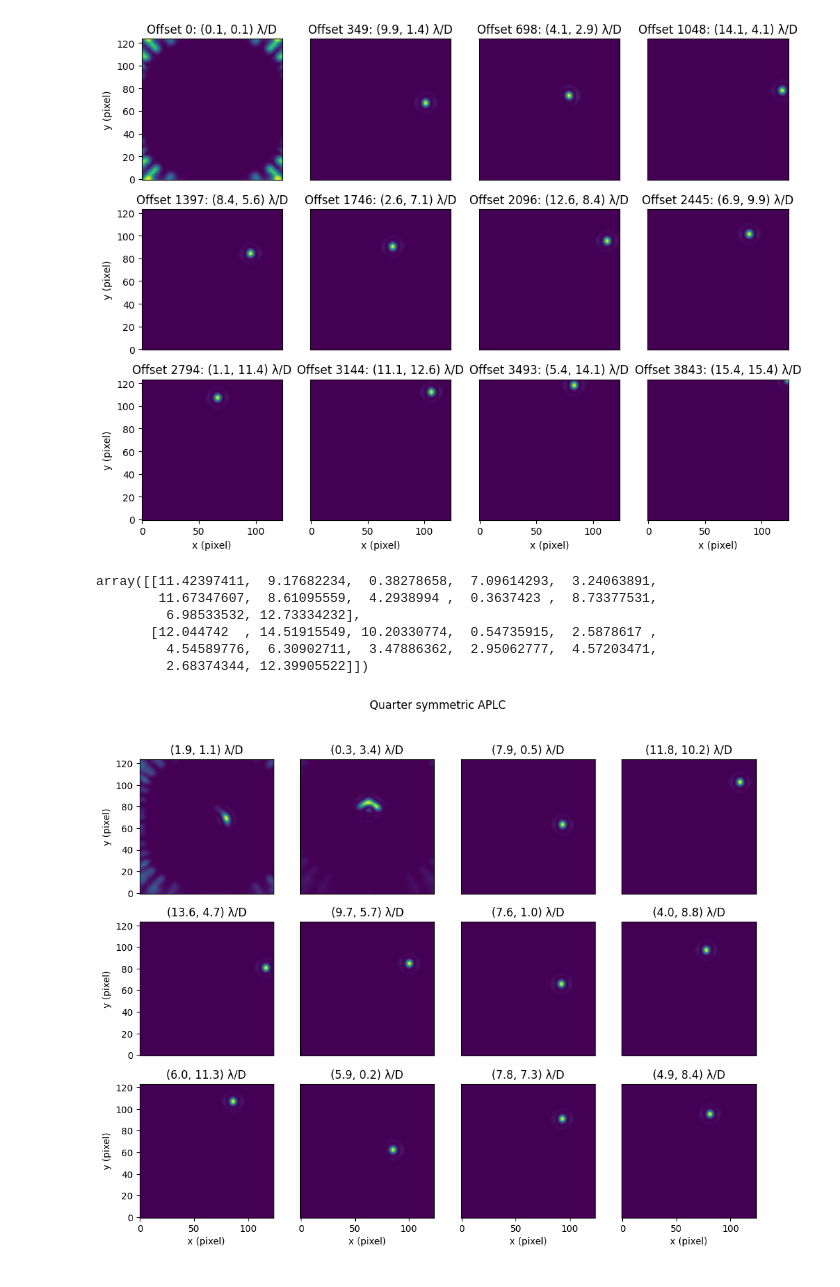
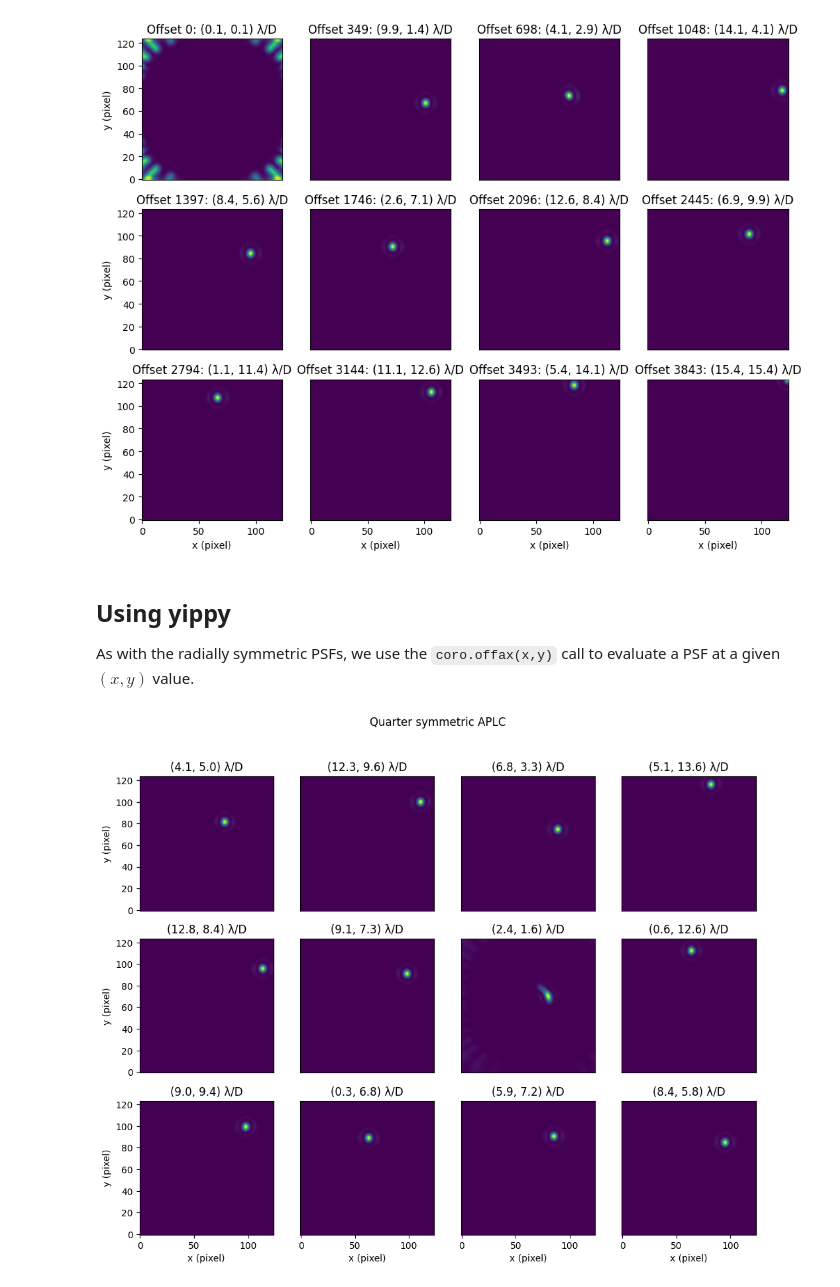
Before and after one commit to CoreySpohn/yippy, a Jupyter notebook: docs/examples/QuarterSymmetric.ipynb, the cells around one changed output. Cells and saved outputs as stored; diff of their text form; code cells hidden in the pictures.

```diff
--- a/docs/examples/QuarterSymmetric.ipynb
+++ b/docs/examples/QuarterSymmetric.ipynb
@@ -53,8 +61,11 @@ for ax, offset in zip(axes.flatten(), offsets):
     # Get the x, y values of the offset from the offset list
     offset_x, offset_y = offax_psf_offsets_list.T[offset]
 
+    # Load the PSF from the provided data
+    psf = offax_psf_data[offset]
+
     # Plot the PSF data at the current offset
-    ax.imshow(offax_psf_data[offset], origin='lower')
+    ax.imshow(psf, origin='lower')
 
     # Make the plot pretty
     ax.set_title(f"Offset {offset}: ({offset_x:.1f}, {offset_y:.1f}) {lod}")
@@ -62,6 +73,9 @@ for ax, offset in zip(axes.flatten(), offsets):
 plt.show()
 # %% [output]
 [figure]
+# %% [markdown]
+## Using yippy
+As with the radially symmetric PSFs, we use the `coro.offax(x,y)` call to evaluate a PSF at a given $(x,y)$ value.
 # %%
 from yippy import Coronagraph
 
@@ -71,35 +85,31 @@ yippy_logger = logging.getLogger("yippy")
 yippy_logger.setLevel(logging.ERROR)
 # %%
 coro = Coronagraph(yip_path)
-# %%
-n_plots = axes.shape[0]*axes.shape[1]
-np.random.uniform(low=0, high=15.3, size=(2, n_plots))
-# %% [output]
-array([[11.42397411,  9.17682234,  0.38278658,  7.09614293,  3.24063891,
-        11.67347607,  8.61095559,  4.2938994 ,  0.3637423 ,  8.73377531,
-         6.98533532, 12.73334232],
-       [12.044742  , 14.51915549, 10.20330774,  0.54735915,  2.5878617 ,
-         4.54589776,  6.30902711,  3.47886362,  2.95062777,  4.57203471,
-         2.68374344, 12.39905522]])
 # %%
 ### Plotting PSF data
 fig, axes = set_up_plot()
 
 # Choosing the PSF offset index values
 n_plots = axes.shape[0]*axes.shape[1]
 
 x_offsets = np.random.uniform(low=0, high=14, size=(n_plots,))*lod
 y_offsets = np.random.uniform(low=0, high=14, size=(n_plots,))*lod
 
 # Loop through and plot the PSFs
 for ax, x, y in zip(axes.flatten(), x_offsets, y_offsets):
+
+    # USE YIPPY TO GENERATE THE PSF
+    ######################
+    psf = coro.offax(x, y)
+    ######################
+
     # Plot the PSF data at the current offset
-    ax.imshow(coro.offax(x, y), origin='lower')
+    ax.imshow(psf, origin='lower')
 
     # Make the plot pretty
     ax.set_title(f"({x.value:.1f}, {y.value:.1f}) {lod}")
     ax = ax_labels_and_ticks(ax)
 fig.suptitle("Quarter symmetric APLC")
 plt.show()
 # %% [output]
-[figure, old version]
+[figure, new version]
```
Also changed, not shown: parts of 4 cells of this notebook, 5 other files.
